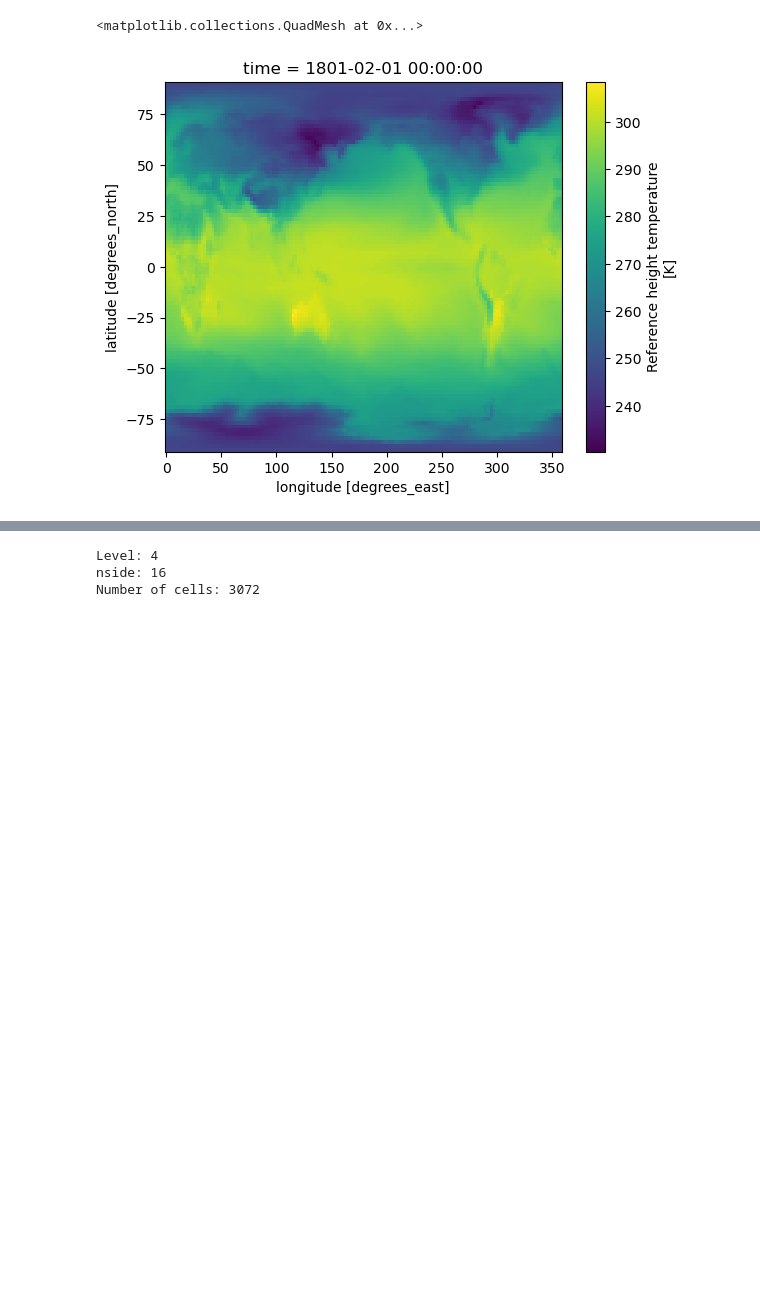
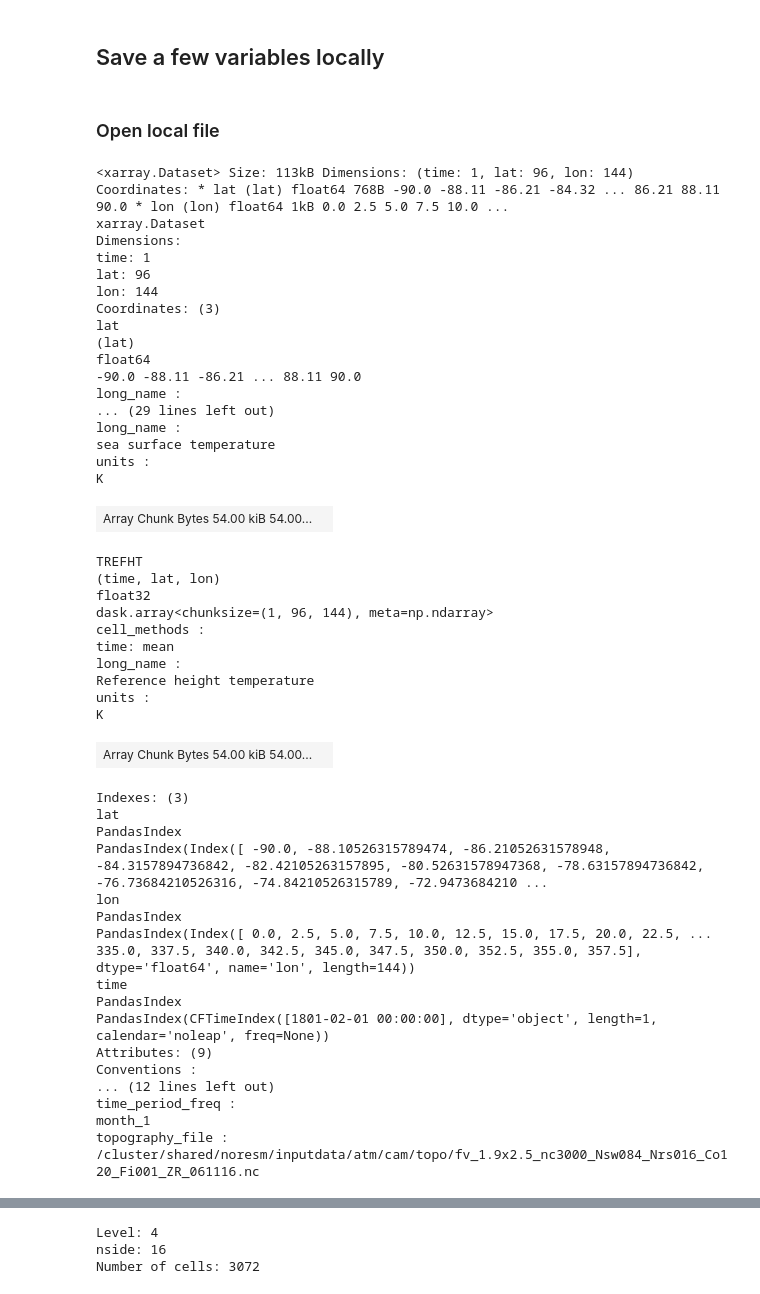
Before and after one commit to tinaok/Hack4RiOMAR, a Jupyter notebook: notebooks/NorESM-regridding.ipynb, the cells around one changed output, grey strips where cells are left out. Cells and saved outputs as stored; diff of their text form; code cells hidden in the pictures; blank space fills up the shorter version.

```diff
--- a/notebooks/NorESM-regridding.ipynb
+++ b/notebooks/NorESM-regridding.ipynb
@@ -44,6 +56,2 @@ Data variables: (12/1194)
-# %%
-# Plot reference height temperature (TREFHT)
-atmosphere_ds.TREFHT.isel(time=0).plot()
-# %% [output]
-<matplotlib.collections.QuadMesh at 0x...>
-[figure, old version]
+# %% [markdown]
+## Save a few variables locally
@@ -49,0 +60,52 @@ atmosphere_ds.TREFHT.isel(time=0).plot()
+# %% [markdown]
+### Open local file
+# %%
+ds = xr.open_zarr("small_N1850_f19_tn14_20190722.cam.h0.1801-01.zarr")
+ds
+# %% [output]
+<xarray.Dataset> Size: 113kB Dimensions: (time: 1, lat: 96, lon: 144) Coordinates: * lat (lat) float64 768B -90.0 -88.11 -86.21 -84.32 ... 86.21 88.11 90.0 * lon (lon) float64 1kB 0.0 2.5 5.0 7.5 10.0 ...
+xarray.Dataset
+Dimensions:
+time: 1
+lat: 96
+lon: 144
+Coordinates: (3)
+lat
+(lat)
+float64
+-90.0 -88.11 -86.21 ... 88.11 90.0
+long_name :
+... (29 lines left out)
+long_name :
+sea surface temperature
+units :
+K
+| Array Chunk Bytes 54.00 kiB 54.00... |  |
+TREFHT
+(time, lat, lon)
+float32
+dask.array<chunksize=(1, 96, 144), meta=np.ndarray>
+cell_methods :
+time: mean
+long_name :
+Reference height temperature
+units :
+K
+| Array Chunk Bytes 54.00 kiB 54.00... |  |
+Indexes: (3)
+lat
+PandasIndex
+PandasIndex(Index([ -90.0, -88.10526315789474, -86.21052631578948, -84.3157894736842, -82.42105263157895, -80.52631578947368, -78.63157894736842, -76.73684210526316, -74.84210526315789, -72.9473684210 ...
+lon
+PandasIndex
+PandasIndex(Index([ 0.0, 2.5, 5.0, 7.5, 10.0, 12.5, 15.0, 17.5, 20.0, 22.5, ... 335.0, 337.5, 340.0, 342.5, 345.0, 347.5, 350.0, 352.5, 355.0, 357.5], dtype='float64', name='lon', length=144))
+time
+PandasIndex
+PandasIndex(CFTimeIndex([1801-02-01 00:00:00], dtype='object', length=1, calendar='noleap', freq=None))
+Attributes: (9)
+Conventions :
+... (12 lines left out)
+time_period_freq :
+month_1
+topography_file :
+/cluster/shared/noresm/inputdata/atm/cam/topo/fv_1.9x2.5_nc3000_Nsw084_Nrs016_Co120_Fi001_ZR_061116.nc
```
Also changed, not shown: parts of 17 cells of this notebook.
